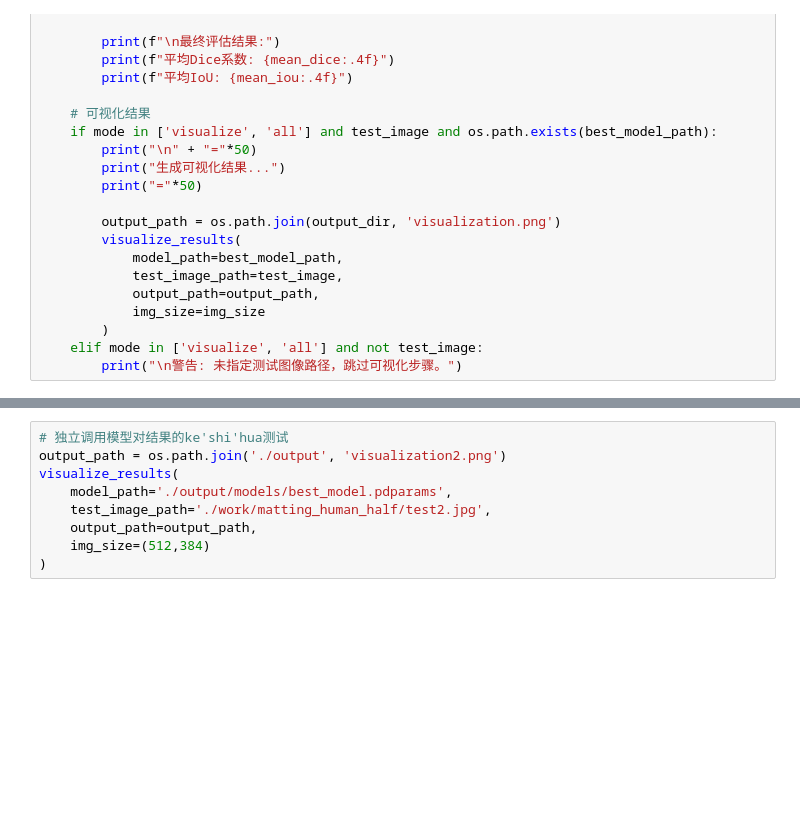
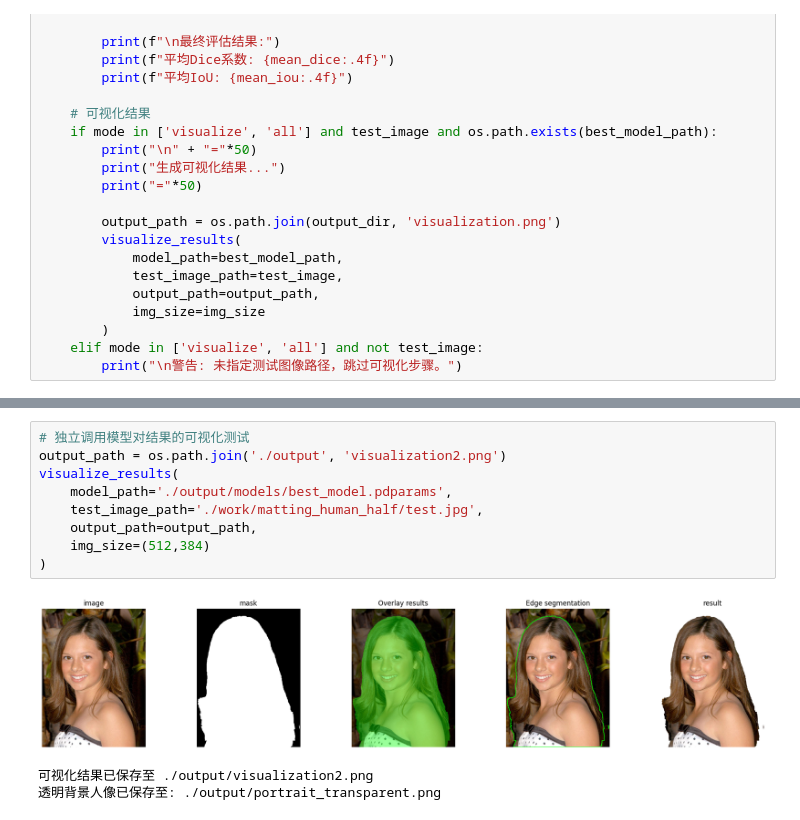
Before and after one commit to LandonAubrey/Portrait-segmentation-based-on-U-net, a Jupyter notebook: main_simple.ipynb, the cells around one changed output, grey strips where cells are left out. Drawn from its saved outputs; the diff is of its cells as text; blank space fills up the shorter version.

```diff
--- a/main_simple.ipynb
+++ b/main_simple.ipynb
@@ -923,9 +1006,13 @@ run_unet_segmentation(**config)
 # %%
-# 独立调用模型对结果的ke'shi'hua测试
+# 独立调用模型对结果的可视化测试
 output_path = os.path.join('./output', 'visualization2.png')
 visualize_results(
     model_path='./output/models/best_model.pdparams',
-    test_image_path='./work/matting_human_half/test2.jpg',
+    test_image_path='./work/matting_human_half/test.jpg',
     output_path=output_path,
     img_size=(512,384)
 )
+# %% [output]
+[figure, added]
+可视化结果已保存至 ./output/visualization2.png
+透明背景人像已保存至: ./output/portrait_transparent.png
```
Also changed, not shown: parts of 5 cells of this notebook.
